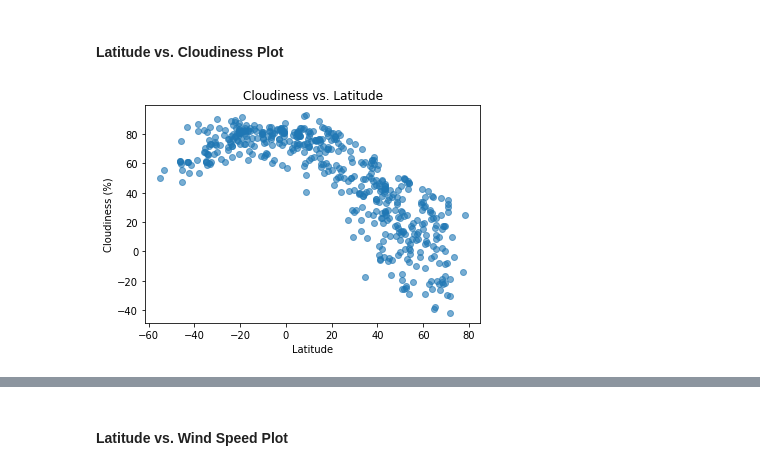
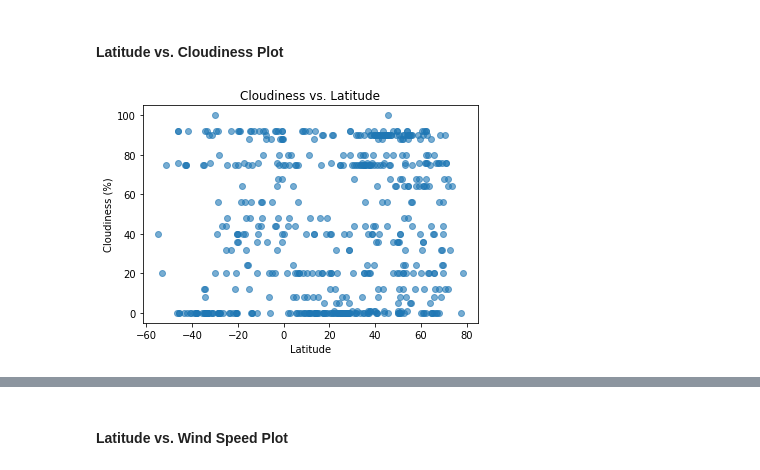
Before and after one commit to jackrapp/weather_visualization, a Jupyter notebook: WeatherPy.ipynb, the cells around one changed output, grey strips where cells are left out. Cells and saved outputs as stored; diff of their text form; code cells hidden in the pictures.

Commit message:
final code with figures

```diff
--- a/WeatherPy.ipynb
+++ b/WeatherPy.ipynb
@@ -183,10 +193,10 @@ plt.show()
 # %%
 #data frame cities_df
 cities_df = pd.read_csv(output_data_file)
-plt.scatter(cities_df["Latitude"], cities_df["Temperature"], alpha=.6)
+plt.scatter(cities_df["Latitude"], cities_df["Cloudiness"], alpha=.6)
 plt.title("Cloudiness vs. Latitude")
 plt.xlabel("Latitude")
 plt.ylabel("Cloudiness (%)")
 plt.show()
 # %% [output]
-[figure, old version]
+[figure, new version]
```
Also changed, not shown: parts of 13 cells of this notebook, 5 other files.
